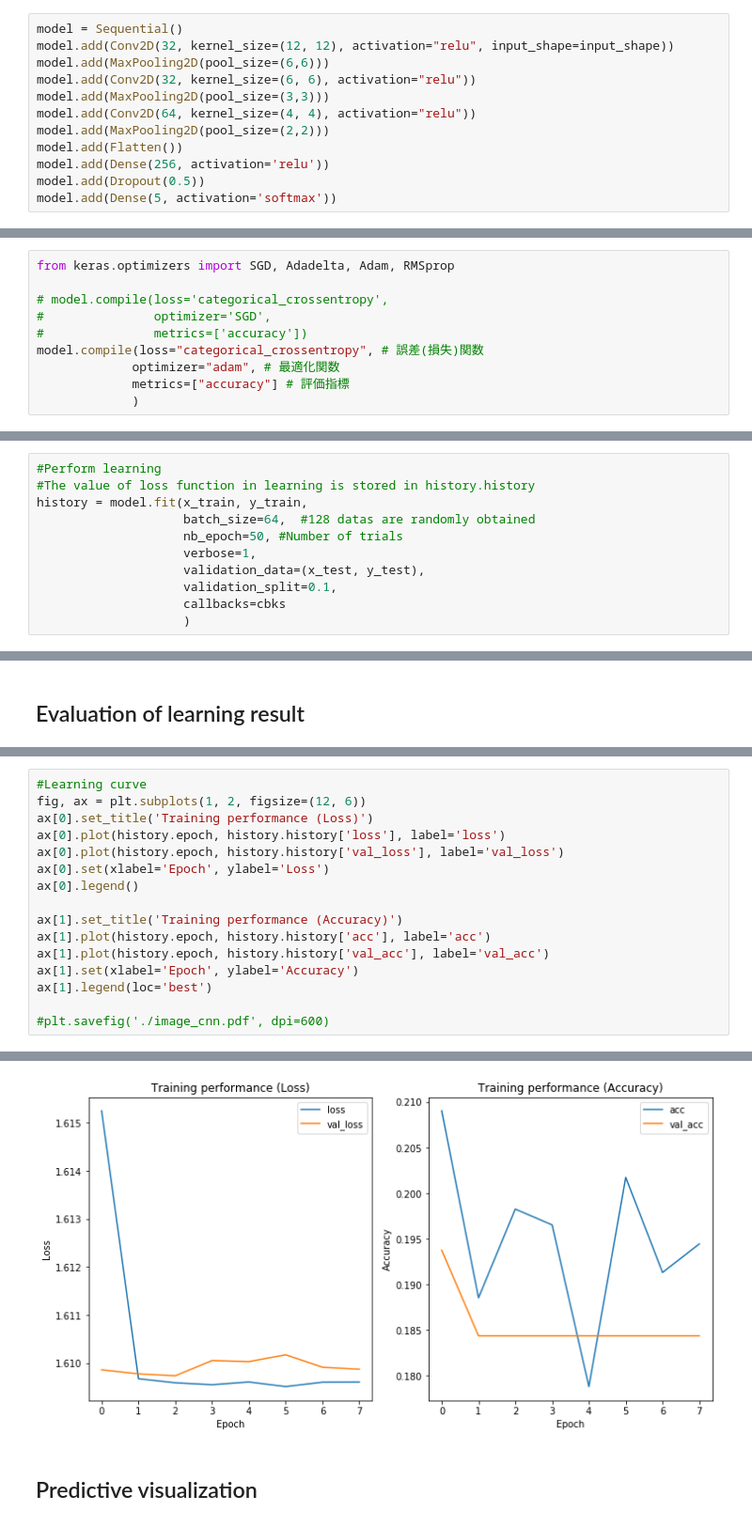
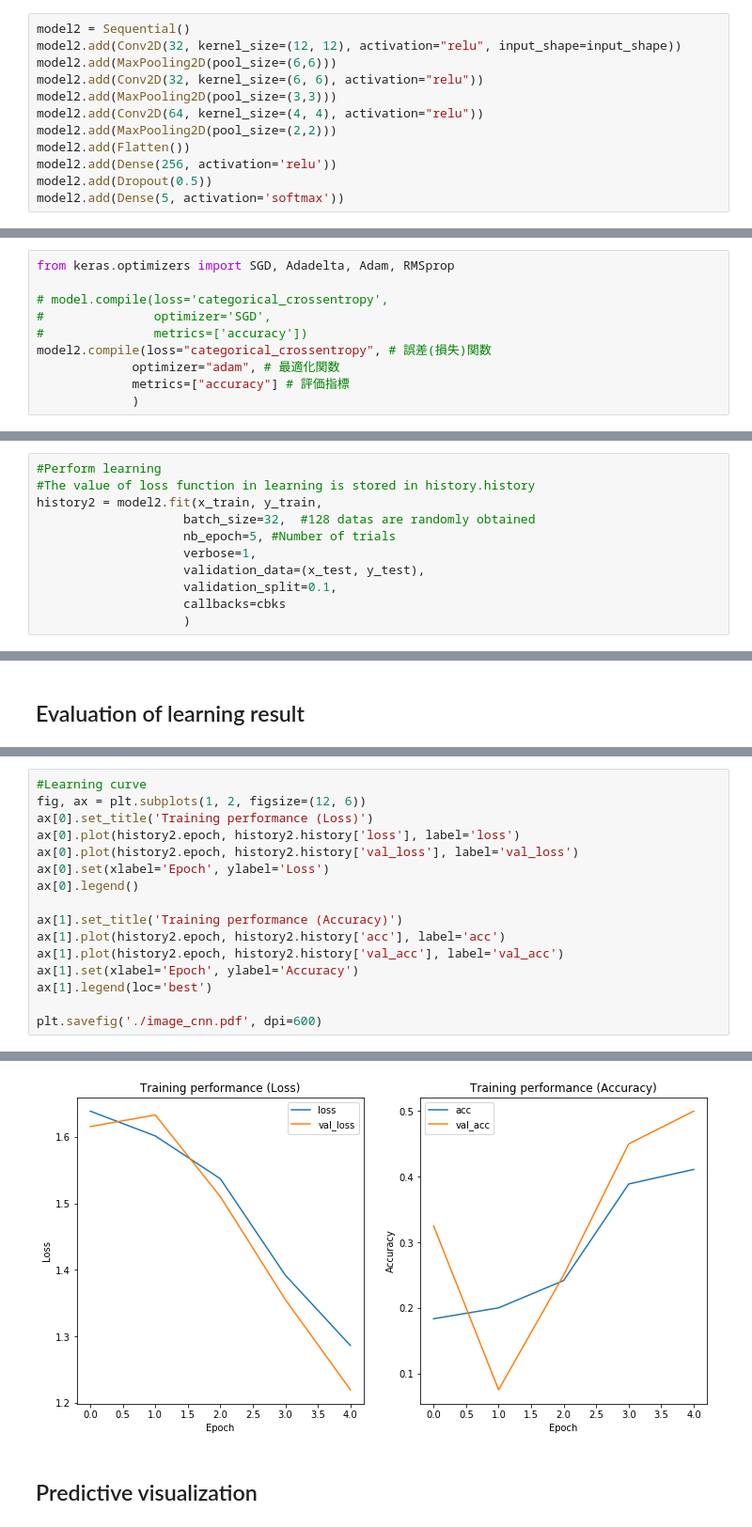
Before and after one commit to ANJAEJIN/EXP_DSP, a Jupyter notebook: DSP.ipynb, the cells around one changed output, grey strips where cells are left out. Shown at 94% size. Saved outputs shown, nothing was run; the diff lists cells and outputs as text.

```diff
--- a/DSP.ipynb
+++ b/DSP.ipynb
@@ -766,15 +1078,15 @@ else:
     x_test = x_test.reshape(x_test.shape[0], img_rows, img_cols, 1)
     input_shape = (img_rows, img_cols, 1)
 # %%
-model = Sequential()
-model.add(Conv2D(32, kernel_size=(12, 12), activation="relu", input_shape=input_shape))
-model.add(MaxPooling2D(pool_size=(6,6)))
-model.add(Conv2D(32, kernel_size=(6, 6), activation="relu"))
-model.add(MaxPooling2D(pool_size=(3,3)))
-model.add(Conv2D(64, kernel_size=(4, 4), activation="relu"))
-model.add(MaxPooling2D(pool_size=(2,2)))
-model.add(Flatten())
-model.add(Dense(256, activation='relu'))
-model.add(Dropout(0.5))
-model.add(Dense(5, activation='softmax'))
+model2 = Sequential()
+model2.add(Conv2D(32, kernel_size=(12, 12), activation="relu", input_shape=input_shape))
+model2.add(MaxPooling2D(pool_size=(6,6)))
+model2.add(Conv2D(32, kernel_size=(6, 6), activation="relu"))
+model2.add(MaxPooling2D(pool_size=(3,3)))
+model2.add(Conv2D(64, kernel_size=(4, 4), activation="relu"))
+model2.add(MaxPooling2D(pool_size=(2,2)))
+model2.add(Flatten())
+model2.add(Dense(256, activation='relu'))
+model2.add(Dropout(0.5))
+model2.add(Dense(5, activation='softmax'))
 # %%
@@ -805,7 +1117,7 @@ from keras.optimizers import SGD, Adadelta, Adam, RMSprop
 # model.compile(loss='categorical_crossentropy',
 #               optimizer='SGD',
 #               metrics=['accuracy'])
-model.compile(loss="categorical_crossentropy", # 誤差(損失)関数
+model2.compile(loss="categorical_crossentropy", # 誤差(損失)関数
              optimizer="adam", # 最適化関数
              metrics=["accuracy"] # 評価指標
              )
@@ -851,9 +1163,9 @@ cbks = [tb_cb, cp_cb, es_cb]
 # %%
 #Perform learning
 #The value of loss function in learning is stored in history.history
-history = model.fit(x_train, y_train,
-                    batch_size=64,  #128 datas are randomly obtained
-                    nb_epoch=50, #Number of trials
+history2 = model2.fit(x_train, y_train,
+                    batch_size=32,  #128 datas are randomly obtained
+                    nb_epoch=5, #Number of trials
                     verbose=1,
                     validation_data=(x_test, y_test),
                     validation_split=0.1,
@@ -895,16 +1207,16 @@ Test accuracy: 0.184375
 #Learning curve
 fig, ax = plt.subplots(1, 2, figsize=(12, 6))
 ax[0].set_title('Training performance (Loss)')
-ax[0].plot(history.epoch, history.history['loss'], label='loss')
-ax[0].plot(history.epoch, history.history['val_loss'], label='val_loss')
+ax[0].plot(history2.epoch, history2.history['loss'], label='loss')
+ax[0].plot(history2.epoch, history2.history['val_loss'], label='val_loss')
 ax[0].set(xlabel='Epoch', ylabel='Loss')
 ax[0].legend()
 
 ax[1].set_title('Training performance (Accuracy)')
-ax[1].plot(history.epoch, history.history['acc'], label='acc')
-ax[1].plot(history.epoch, history.history['val_acc'], label='val_acc')
+ax[1].plot(history2.epoch, history2.history['acc'], label='acc')
+ax[1].plot(history2.epoch, history2.history['val_acc'], label='val_acc')
 ax[1].set(xlabel='Epoch', ylabel='Accuracy')
 ax[1].legend(loc='best')
 
-#plt.savefig('./image_cnn.pdf', dpi=600)
+plt.savefig('./image_cnn.pdf', dpi=600)
 # %% [output]
@@ -912,4 +1223,4 @@ ax[1].legend(loc='best')
-[figure, old version]
+[figure, new version]
 # %% [markdown]
 ## Predictive visualization
 # %%
```
Also changed, not shown: parts of 101 cells of this notebook.
